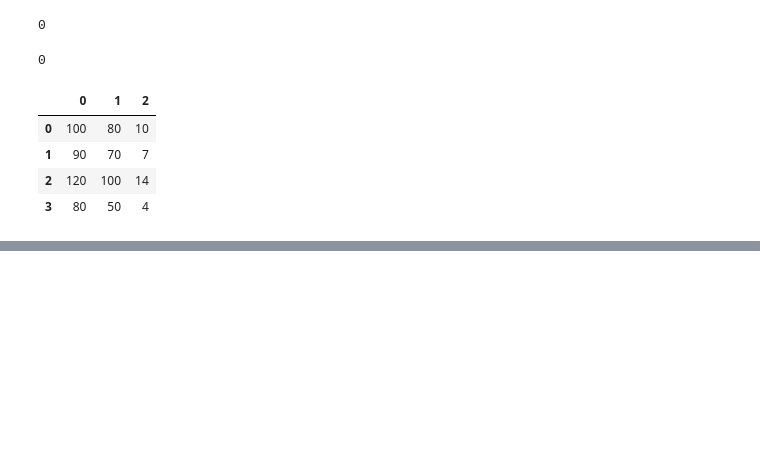
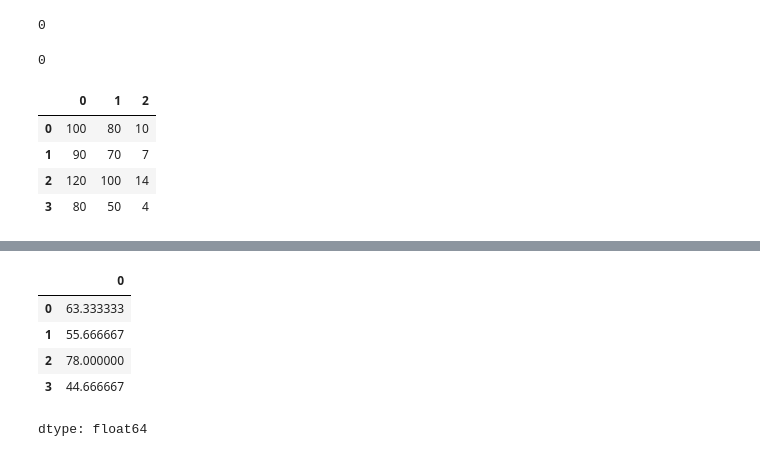
Before and after one commit to GitTanish/lvlPython, a Jupyter notebook: Pandas_2.ipynb, the cells around one changed output, grey strips where cells are left out. Drawn from its saved outputs; the diff is of its cells as text; code cells hidden in the pictures; blank space fills up the shorter version.

```diff
--- a/Pandas_2.ipynb
+++ b/Pandas_2.ipynb
@@ -273,0 +291,9 @@ students.rename(columns={'marks':'percent','package':'lpa'},inplace=True)
+# %%
+students.mean(axis=1)
+# %% [output]
+|  | 0 |
+| 0 | 63.333333 |
+| 1 | 55.666667 |
+| 2 | 78.000000 |
+| 3 | 44.666667 |
+dtype: float64
```
Also changed, not shown: parts of 15 cells of this notebook.
